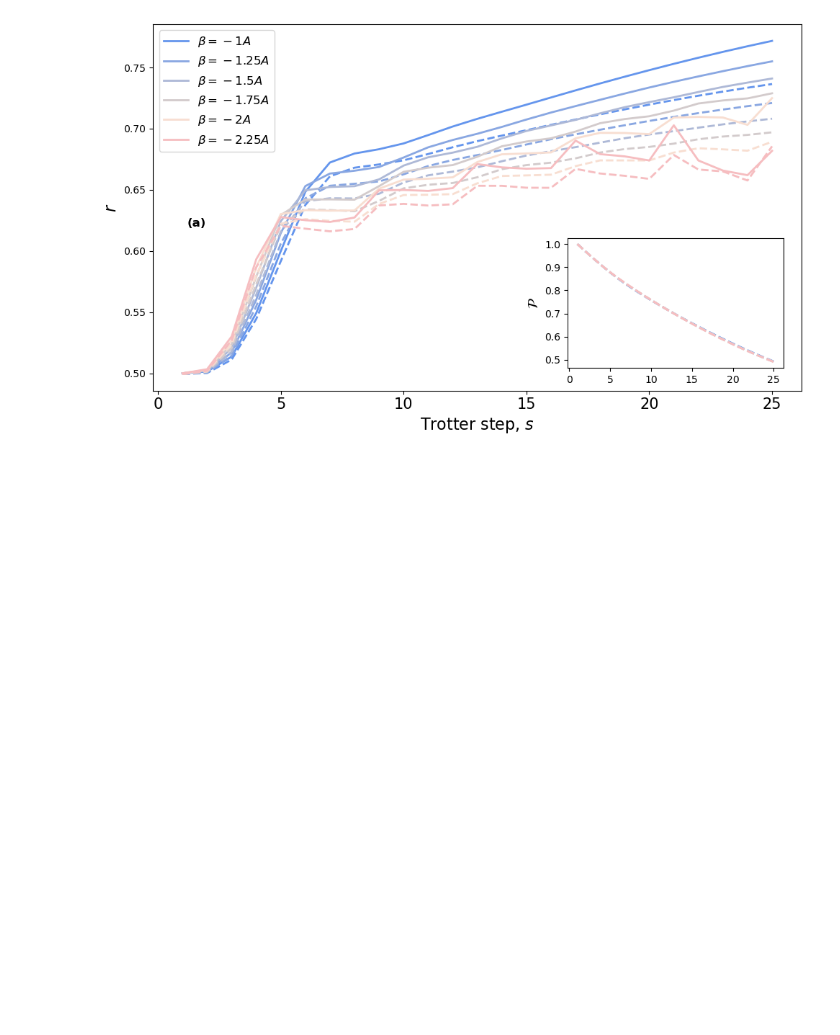
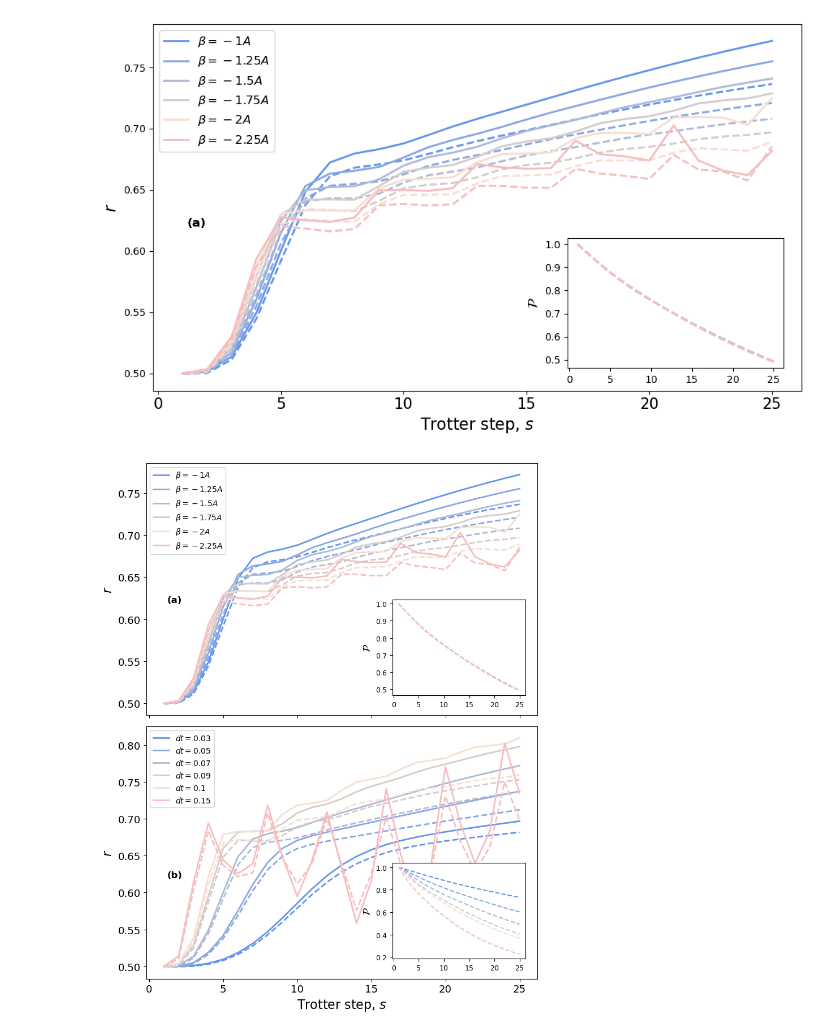
Before and after one commit to kasturi107/NAFQA_reproduce, a Jupyter notebook: NAFQA_5q_beta_dt.ipynb, the cells around one changed output. Cells and saved outputs as stored; diff of their text form; code cells hidden in the pictures; blank space fills up the shorter version.

```diff
--- a/NAFQA_5q_beta_dt.ipynb
+++ b/NAFQA_5q_beta_dt.ipynb
@@ -663,3 +663,66 @@ plt.savefig(filename)
 plt.show()
 # %% [output]
 [figure]
+# %%
+# ── Combined beta & dt plot ──────────────────────────────────────────────────
+mf = 10
+
+cases_beta = [1, 1.25, 1.5, 1.75, 2, 2.25]
+cases_dt   = [0.03, 0.05, 0.07, 0.09, 0.1, 0.15]
+colors     = ['#6495ED', '#89A7E2', '#AEB9D7', '#D3CBCC', '#F8DED1', '#F6BDC0']
+
+k = 25
+x = np.arange(1, k + 1)
+
+fig, axes = plt.subplots(2, 1, figsize=(8, 10), sharex=True)
+
+inset_a = axes[0].inset_axes([0.63, 0.08, 0.34, 0.38])
+inset_b = axes[1].inset_axes([0.63, 0.08, 0.34, 0.38])
+
+# ── (a) varying β ────────────────────────────────────────────────────────────
+dt_fixed = 0.07
+for i, aa in enumerate(cases_beta):
+    r_arr   = np.load(f'data/r_beta_{aa}_mf_{mf}_dt_{dt_fixed}_fqa.npy')
+    pur_arr = np.load(f'data/purity_beta_{aa}_mf_{mf}_dt_{dt_fixed}_fqa.npy')
+    r_open, r_ideal = r_arr[0], r_arr[1]
+
+    axes[0].plot(x, r_open[0:k],  color=colors[i], linestyle='--', linewidth=2,
+                 markeredgewidth=0.8, markeredgecolor='black')
+    axes[0].plot(x, r_ideal[0:k], color=colors[i], linestyle='-',  linewidth=2,
+                 markeredgewidth=0.8, markeredgecolor='black',
+                 label=rf"$\beta = -{aa}A$")
+    inset_a.plot(x, pur_arr[0][0:k], color=colors[i], linestyle='--', linewidth=1.5)
+
+axes[0].set_ylabel(r"$r$", fontsize=16)
+axes[0].legend(fontsize=10, loc='upper left')
+axes[0].tick_params(axis='both', labelsize=13)
+axes[0].text(1.2, 0.62, "(a)", fontsize=12, fontweight='bold')
+inset_a.set_ylabel(r"$\mathcal{P}$", fontsize=13)
+inset_a.tick_params(labelsize=9)
+
+# ── (b) varying dt ───────────────────────────────────────────────────────────
+for i, dt in enumerate(cases_dt):
+    r_arr   = np.load(f'data/r_mf_{mf}_dt_{dt}_fqa.npy')
+    pur_arr = np.load(f'data/purity_mf_{mf}_dt_{dt}_fqa.npy')
+    r_open, r_ideal = r_arr[0], r_arr[1]
+
+    axes[1].plot(x, r_open[0:k],  color=colors[i], linestyle='--', linewidth=2,
+                 markeredgewidth=0.8, markeredgecolor='black')
+    axes[1].plot(x, r_ideal[0:k], color=colors[i], linestyle='-',  linewidth=2,
+                 markeredgewidth=0.8, markeredgecolor='black',
+                 label=rf"$dt = {dt}$")
+    inset_b.plot(x, pur_arr[0][0:k], color=colors[i], linestyle='--', linewidth=1.5)
+
+axes[1].set_ylabel(r"$r$", fontsize=16)
+axes[1].set_xlabel(r"Trotter step, $s$", fontsize=16)
+axes[1].legend(fontsize=10, loc='upper left')
+axes[1].tick_params(axis='both', labelsize=13)
+axes[1].text(1.2, 0.62, "(b)", fontsize=12, fontweight='bold')
+inset_b.set_ylabel(r"$\mathcal{P}$", fontsize=13)
+inset_b.tick_params(labelsize=9)
+
+plt.tight_layout()
+plt.savefig("Fig4.pdf", bbox_inches='tight')
+plt.show()
+# %% [output]
+[figure, added]
```
Also changed, not shown: 22 other files.
